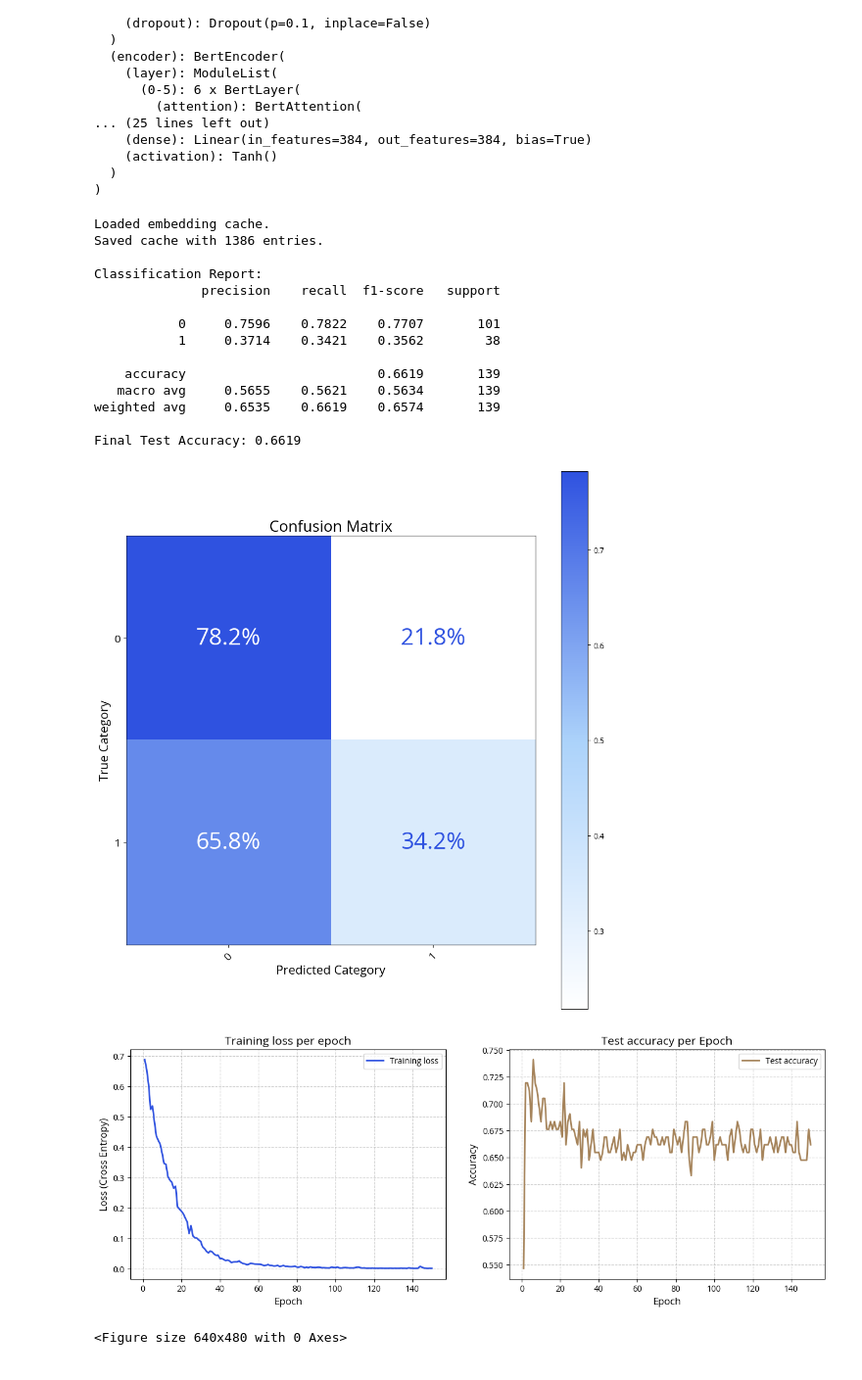
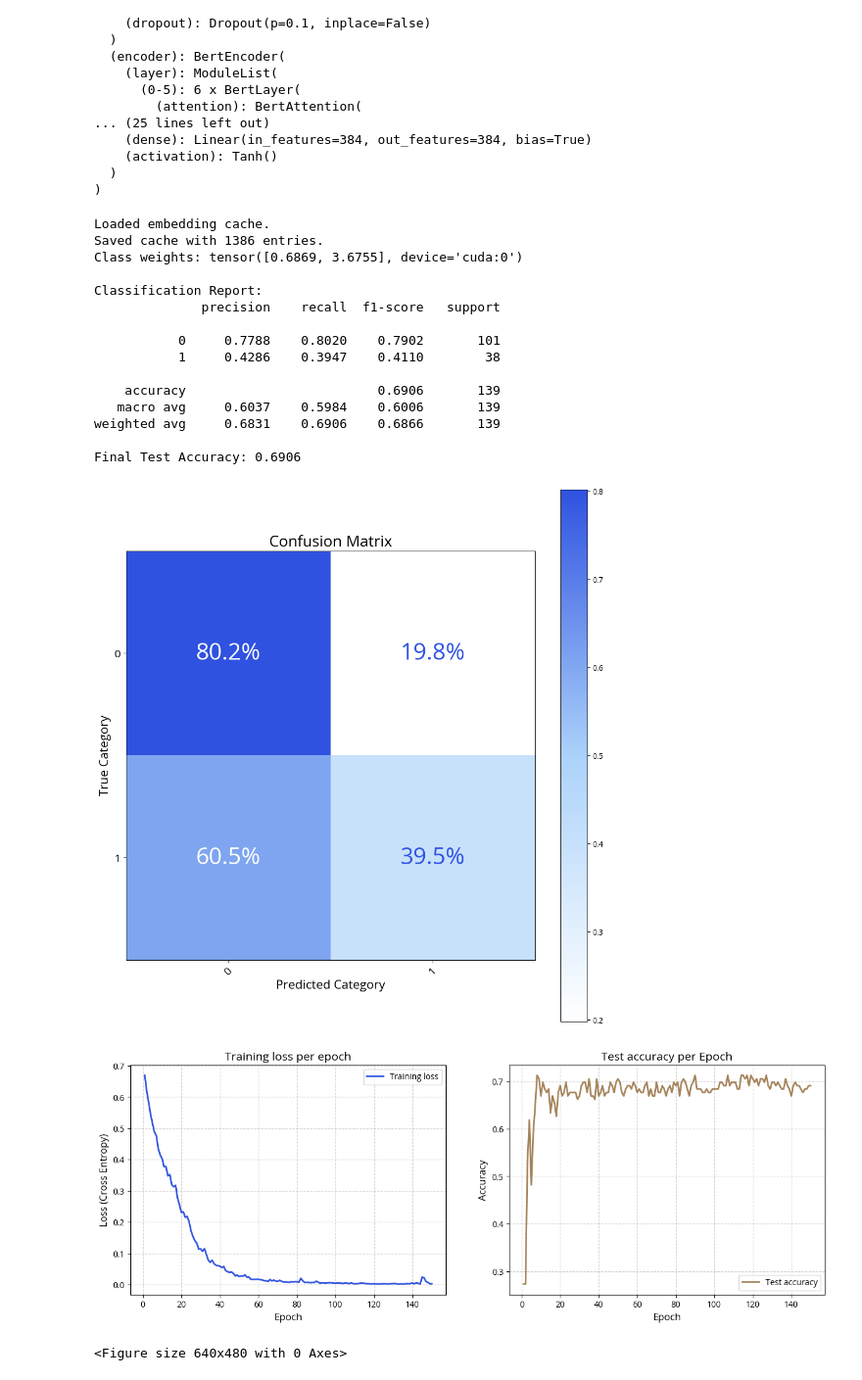
Before and after one commit to kubanova-z/Bachelors-thesis, a Jupyter notebook: NN_minilm.ipynb, the cells around one changed output. Shown at 98% size. Drawn from its saved outputs; the diff is of its cells as text; code cells hidden in the pictures.

```diff
--- a/NN_minilm.ipynb
+++ b/NN_minilm.ipynb
@@ -59,29 +61,30 @@ BertModel(
 # %%
 #Simple Feed Forward NN - MiniLM
 X_train_vec, X_test_vec, y_train, y_test = prepare_data_minilm_simple(df, tokenizer, minilm_model, device=device)
 
-model, class_to_idx, acc = train_model_sample_weights(
+model, class_to_idx, acc = train_model(
     X_train_vec, y_train, X_test_vec, y_test,
     model_class=TextClassifier,
     model_params={"hidden_dim": 128},
     epochs=150,
     lr=0.001
 )
 # %% [output]
 Loaded embedding cache.
 Saved cache with 1386 entries.
+Class weights: tensor([0.6869, 3.6755], device='cuda:0')
 
 Classification Report:
               precision    recall  f1-score   support
 
-           0     0.7596    0.7822    0.7707       101
-           1     0.3714    0.3421    0.3562        38
+           0     0.7788    0.8020    0.7902       101
+           1     0.4286    0.3947    0.4110        38
 
-    accuracy                         0.6619       139
-   macro avg     0.5655    0.5621    0.5634       139
-weighted avg     0.6535    0.6619    0.6574       139
+    accuracy                         0.6906       139
+   macro avg     0.6037    0.5984    0.6006       139
+weighted avg     0.6831    0.6906    0.6866       139
 
-Final Test Accuracy: 0.6619
+Final Test Accuracy: 0.6906
-[figure, old version]
+[figure, new version]
-[figure, old version]
+[figure, new version]
 <Figure size 640x480 with 0 Axes>
```
Also changed, not shown: parts of 6 cells of this notebook, 41 other files.
